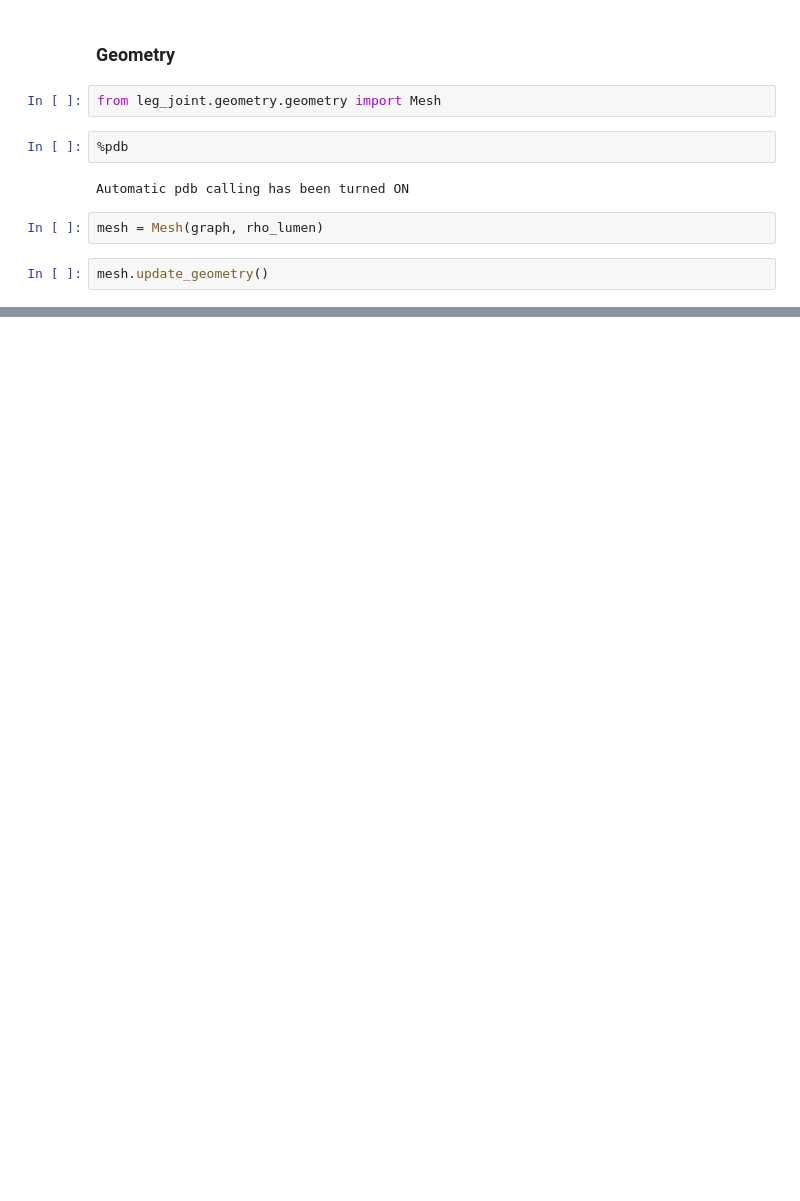
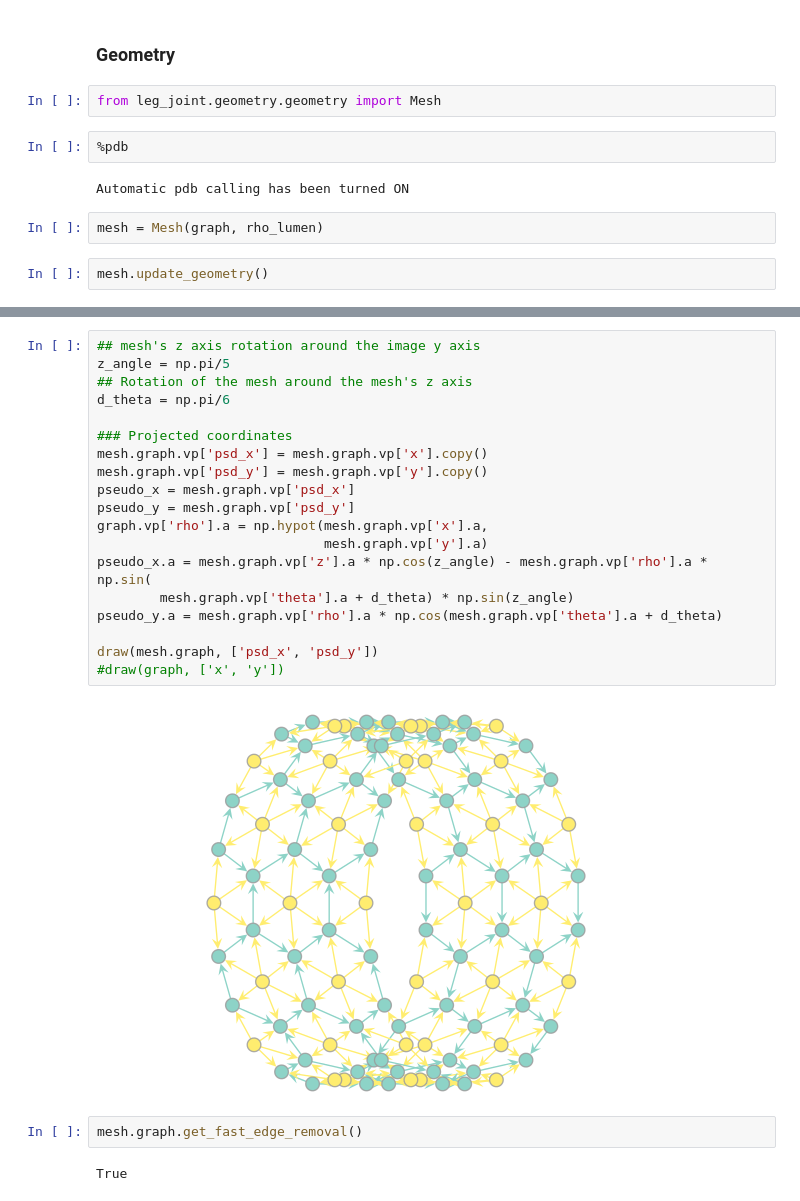
Before and after one commit to glyg/leg-joint, a Jupyter notebook: notebooks/Generation.ipynb, the cells around one changed output, grey strips where cells are left out. Cells and saved outputs as stored; diff of their text form; blank space fills up the shorter version.

```diff
--- a/notebooks/Generation.ipynb
+++ b/notebooks/Generation.ipynb
@@ -211,0 +221,25 @@ Ha
+# %%
+## mesh's z axis rotation around the image y axis
+z_angle = np.pi/5
+## Rotation of the mesh around the mesh's z axis
+d_theta = np.pi/6
+
+### Projected coordinates
+mesh.graph.vp['psd_x'] = mesh.graph.vp['x'].copy()
+mesh.graph.vp['psd_y'] = mesh.graph.vp['y'].copy()
+pseudo_x = mesh.graph.vp['psd_x']
+pseudo_y = mesh.graph.vp['psd_y']
+graph.vp['rho'].a = np.hypot(mesh.graph.vp['x'].a,
+                             mesh.graph.vp['y'].a)
+pseudo_x.a = mesh.graph.vp['z'].a * np.cos(z_angle) - mesh.graph.vp['rho'].a * np.sin(
+        mesh.graph.vp['theta'].a + d_theta) * np.sin(z_angle)
+pseudo_y.a = mesh.graph.vp['rho'].a * np.cos(mesh.graph.vp['theta'].a + d_theta)
+
+draw(mesh.graph, ['psd_x', 'psd_y'])
+#draw(graph, ['x', 'y'])
+# %% [output]
+[figure, added]
+# %%
+mesh.graph.get_fast_edge_removal()
+# %% [output]
+True
```
Also changed, not shown: parts of 22 cells of this notebook, 2 other files.
